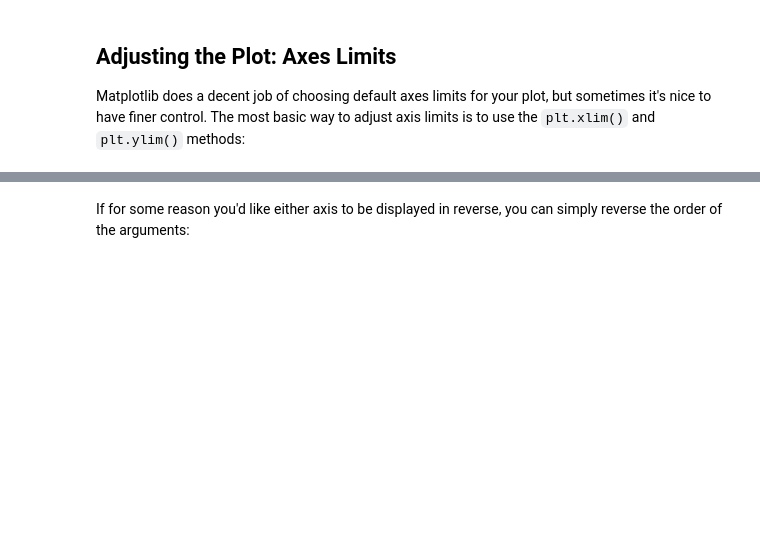
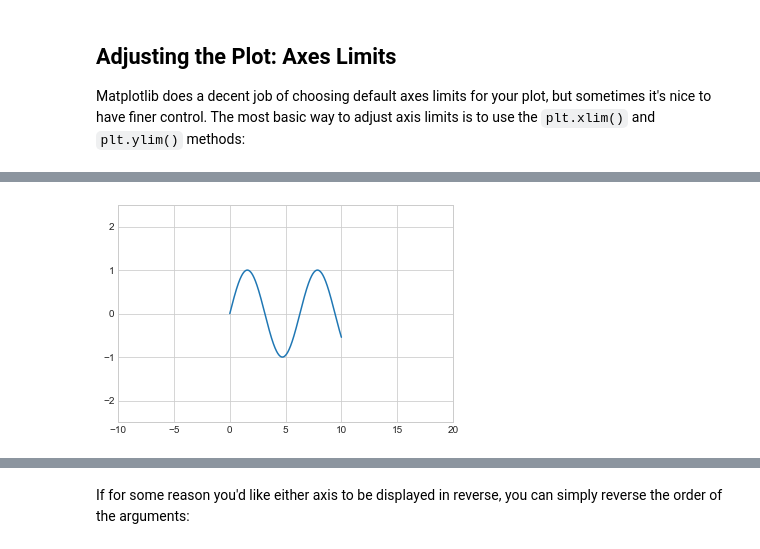
Before and after one commit to gbrs/VanderPlas_Python_DS_Handbook, a Jupyter notebook: notebooks/04.01-Simple-Line-Plots.ipynb, the cells around one changed output, grey strips where cells are left out. Cells and saved outputs as stored; diff of their text form; code cells hidden in the pictures; blank space fills up the shorter version.

```diff
--- a/notebooks/04.01-Simple-Line-Plots.ipynb
+++ b/notebooks/04.01-Simple-Line-Plots.ipynb
@@ -130,0 +136,8 @@ plt.ylim(-1.5, 1.5);
+# %%
+##
+plt.plot(x, np.sin(x))
+
+plt.xlim(-10, 20)
+plt.ylim(-2.5, 2.5);
+# %% [output]
+[figure, added]
```
Also changed, not shown: parts of 12 cells of this notebook.
